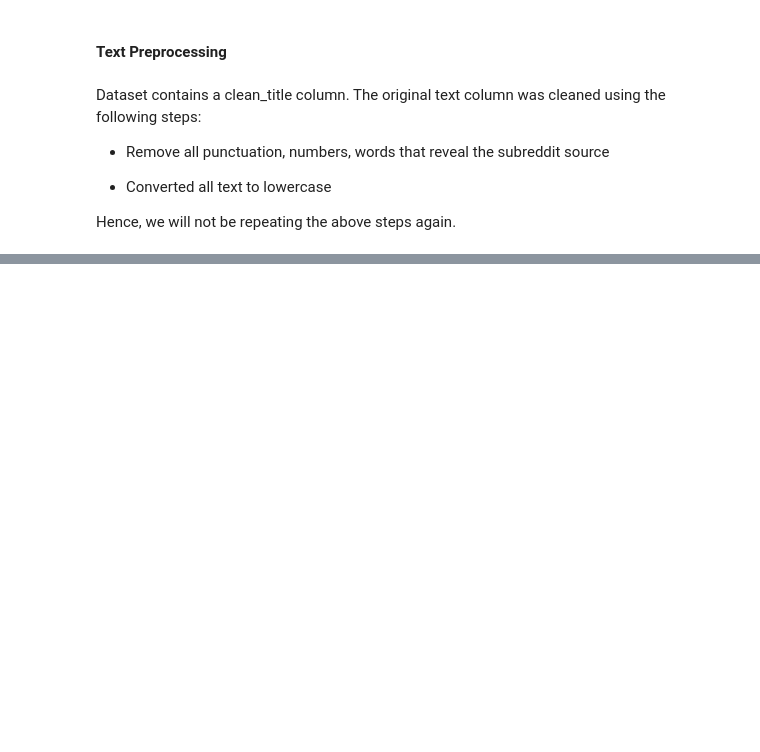
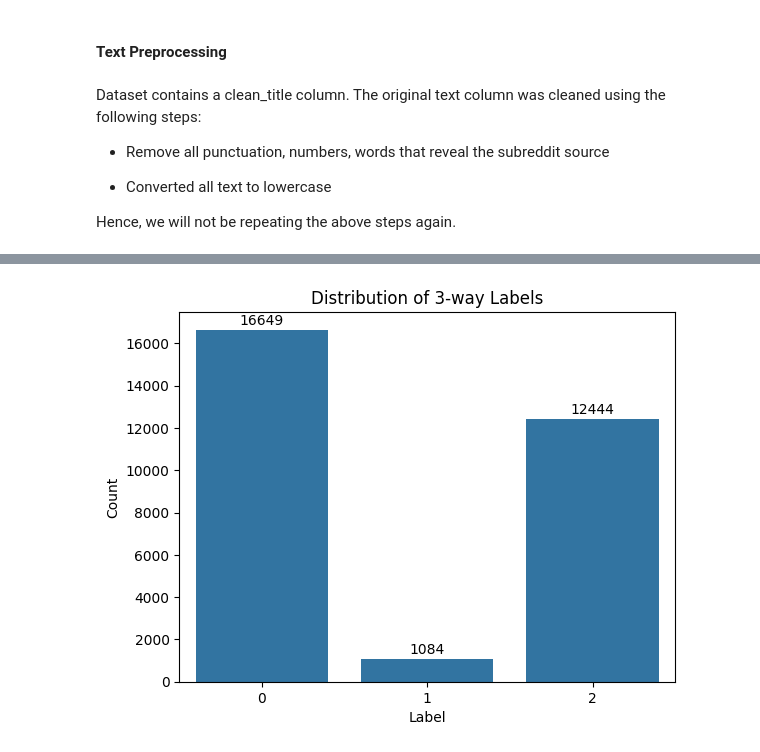
Before and after one commit to isabellachong/multimodal-fake-news-detection, a Jupyter notebook: scripts/preprocessing.ipynb, the cells around one changed output, grey strips where cells are left out. Drawn from its saved outputs; the diff is of its cells as text; code cells hidden in the pictures; blank space fills up the shorter version.

```diff
--- a/scripts/preprocessing.ipynb
+++ b/scripts/preprocessing.ipynb
@@ -292,5 +359,7 @@ Dataset contains a clean_title column. The original text column was cleaned usin
 Hence, we will not be repeating the above steps again.
 # %%
 # drop `title` column since we will use `clean_title` column
-df_clean.drop(['title'], axis=1, inplace=True)
+train_df.drop(['title'], axis=1, inplace=True)
+val_df.drop(['title'], axis=1, inplace=True)
+test_df.drop(['title'], axis=1, inplace=True)
 # %%
@@ -332,4 +400,7 @@ def tokenize_titles(df, column_name='clean_title', max_length=256, device='cpu')
 
     return df, bert_encoded, clip_tokens
 
-fakeddit_clean, bert_tokens, clip_tokens = tokenize_titles(fakeddit_clean)
+# tokenize for train, validation and test sets
+train_df, train_bert_tokens, train_clip_tokens = tokenize_titles(train_df)
+val_df, val_bert_tokens, val_clip_tokens = tokenize_titles(val_df)
+test_df, test_bert_tokens, test_clip_tokens = tokenize_titles(test_df)
@@ -404,0 +420,13 @@ Class weights: tensor([0.6043, 9.2786, 0.8082])
+# %%
+# check class balance
+counts = train_df['3_way_label'].value_counts().sort_index()
+
+ax = sns.barplot(x=counts.index, y=counts.values)
+for i, count in enumerate(counts.values):
+    ax.text(i, count + 250, str(count), ha='center')
+plt.title("Distribution of 3-way Labels")
+plt.xlabel("Label")
+plt.ylabel("Count")
+plt.show()
+# %% [output]
+[figure, added]
```
Also changed, not shown: parts of 28 cells of this notebook, 3 other files.
